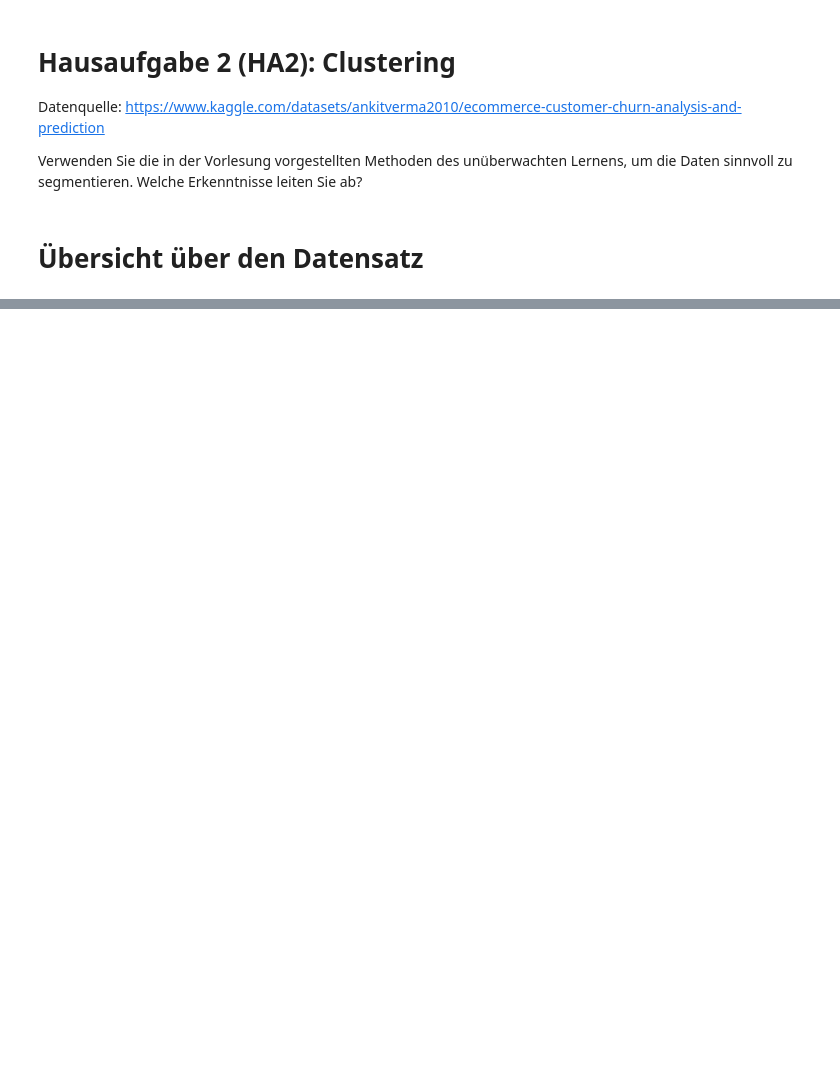
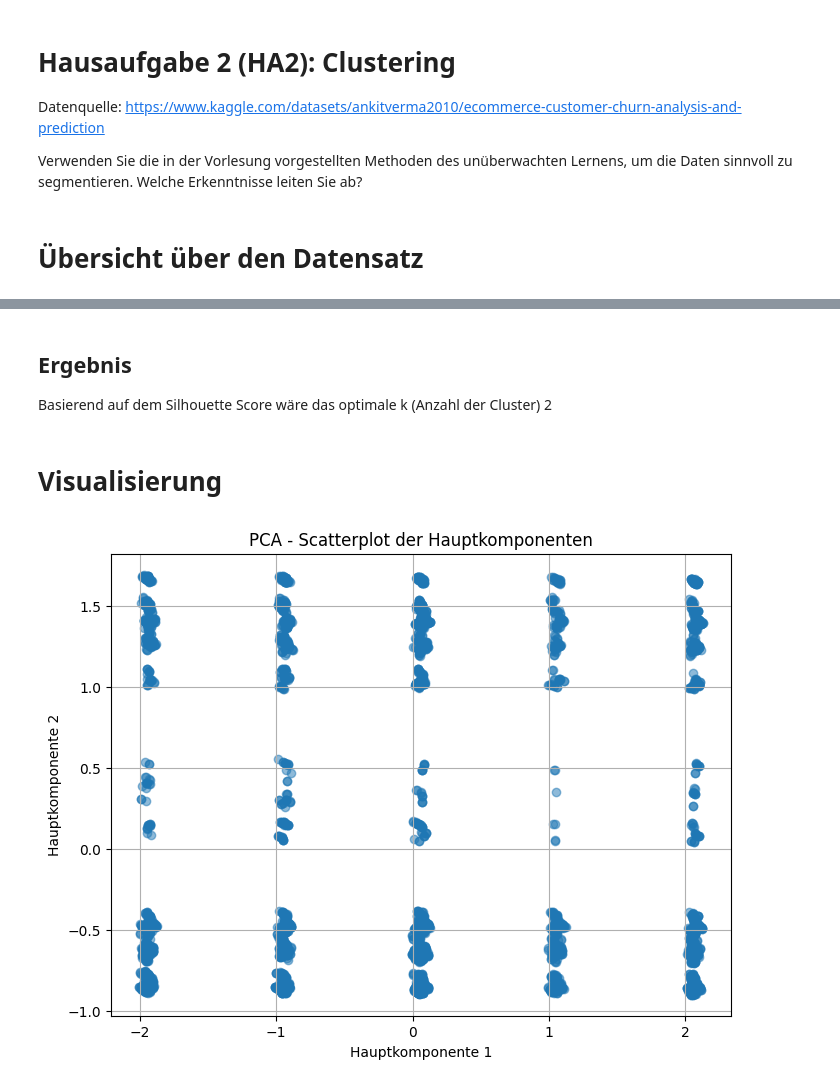
Before and after one commit to Jakob-Krey/GitShit, a Jupyter notebook: HA2_Clustering.ipynb, the cells around one changed output, grey strips where cells are left out. Saved outputs shown, nothing was run; the diff lists cells and outputs as text; code cells hidden in the pictures; blank space fills up the shorter version.

```diff
--- a/HA2_Clustering.ipynb
+++ b/HA2_Clustering.ipynb
@@ -54,0 +182,30 @@ df.describe()
+# %% [markdown]
+## Ergebnis
+Basierend auf dem Silhouette Score wäre das optimale k (Anzahl der Cluster) 2
+# %% [markdown]
+# Visualisierung
+# %%
+from sklearn.decomposition import PCA
+from sklearn.preprocessing import StandardScaler
+
+# Angenommen, Sie haben einen DataFrame df, der Ihren Datensatz darstellt.
+# Ersetzen Sie 'df' mit Ihrem tatsächlichen DataFrame.
+
+# Die Daten skalieren
+scaler = StandardScaler()
+scaled_data = scaler.fit_transform(X_train)
+
+# PCA durchführen, um auf zwei Komponenten zu reduzieren
+pca = PCA(n_components=2)
+pca_components = pca.fit_transform(X_train)
+
+# Die beiden PCA-Hauptkomponenten in einem Scatterplot visualisieren
+plt.figure(figsize=(8, 6))
+plt.scatter(pca_components[:, 0], pca_components[:, 1], alpha=0.5)
+plt.xlabel('Hauptkomponente 1')
+plt.ylabel('Hauptkomponente 2')
+plt.title('PCA - Scatterplot der Hauptkomponenten')
+plt.grid(True)
+plt.show()
+# %% [output]
+[figure, added]
```
Also changed, not shown: parts of 17 cells of this notebook, 3 other files.
